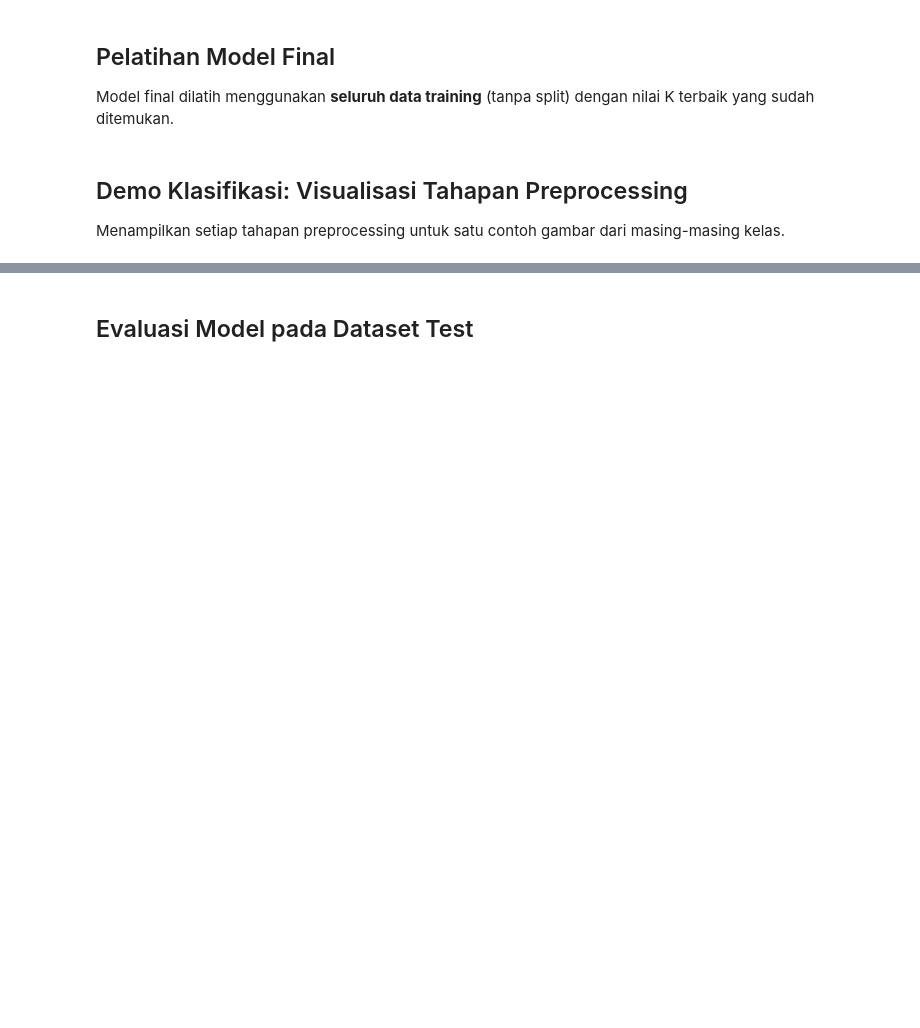
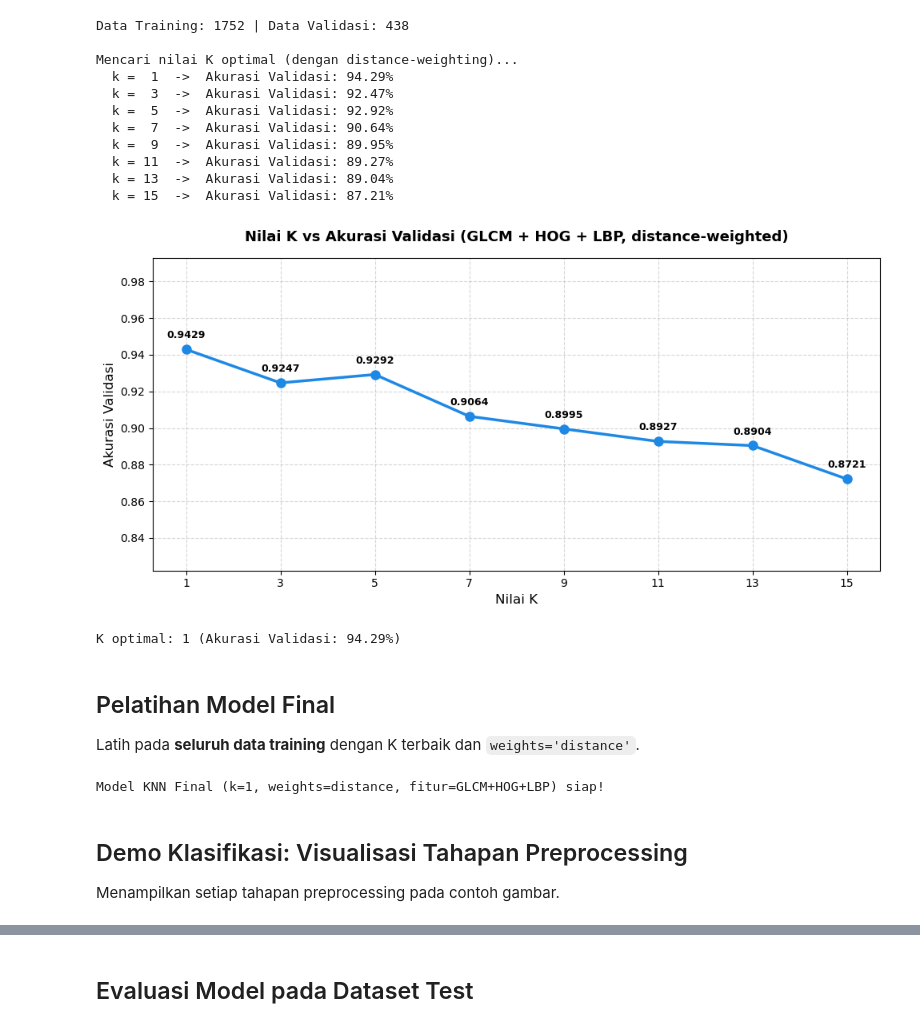
Before and after one commit to DwikyRezza/klasifikasi-APD-menggunakan-KNN, a Jupyter notebook: new_knn.ipynb, the cells around one changed output, grey strips where cells are left out. Drawn from its saved outputs; the diff is of its cells as text; code cells hidden in the pictures; blank space fills up the shorter version.

```diff
--- a/new_knn.ipynb
+++ b/new_knn.ipynb
@@ -81,62 +97,76 @@ Kita bagi data training menjadi 80% untuk melatih dan 20% untuk validasi. Kemudi
 # %%
-# Split 80:20 untuk mencari K optimal
 X_tr, X_val, y_tr, y_val = train_test_split(
     X_raw, y_raw, test_size=0.2, random_state=42, stratify=y_raw
 )
-
-# Standarisasi
-scaler_val = StandardScaler()
+scaler_val   = StandardScaler()
 X_tr_scaled  = scaler_val.fit_transform(X_tr)
 X_val_scaled = scaler_val.transform(X_val)
 
-print(f'Data Training: {X_tr_scaled.shape[0]} sampel')
-print(f'Data Validasi: {X_val_scaled.shape[0]} sampel')
-print('\nMencari nilai K optimal...')
+print(f'Data Training: {X_tr_scaled.shape[0]} | Data Validasi: {X_val_scaled.shape[0]}')
+print('\nMencari nilai K optimal (dengan distance-weighting)...')
 
-k_values = list(range(1, 16, 2))
+k_values       = list(range(1, 16, 2))
 val_accuracies = []
 
 for k in k_values:
-    knn = KNeighborsClassifier(n_neighbors=k)
+    # weights='distance': tetangga lebih dekat = bobot lebih besar
+    knn = KNeighborsClassifier(n_neighbors=k, weights='distance', metric='euclidean')
     knn.fit(X_tr_scaled, y_tr)
-    preds = knn.predict(X_val_scaled)
-    acc = accuracy_score(y_val, preds)
+    acc = accuracy_score(y_val, knn.predict(X_val_scaled))
     val_accuracies.append(acc)
     print(f'  k = {k:2d}  ->  Akurasi Validasi: {acc*100:.2f}%')
 
-# Visualisasi K vs Akurasi
+# Visualisasi
 plt.figure(figsize=(10, 5))
-plt.plot(k_values, val_accuracies, marker='o', linestyle='-', color='#1e88e5', linewidth=2.5, markersize=8)
-plt.title('Nilai K vs Akurasi Validasi (GLCM + HOG)', fontsize=14, fontweight='bold', pad=15)
-plt.xlabel('Nilai K (Jumlah Tetangga)', fontsize=12)
+plt.plot(k_values, val_accuracies, marker='o', linestyle='-',
+         color='#1e88e5', linewidth=2.5, markersize=8)
+plt.title('Nilai K vs Akurasi Validasi (GLCM + HOG + LBP, distance-weighted)',
+          fontsize=13, fontweight='bold', pad=15)
+plt.xlabel('Nilai K', fontsize=12)
 plt.ylabel('Akurasi Validasi', fontsize=12)
 plt.grid(True, linestyle='--', alpha=0.5)
 plt.xticks(k_values)
 for i, acc in enumerate(val_accuracies):
-    plt.annotate(f'{acc:.4f}', (k_values[i], acc), textcoords='offset points',
-                 xytext=(0, 10), ha='center', fontsize=9, fontweight='bold')
+    plt.annotate(f'{acc:.4f}', (k_values[i], acc),
+                 textcoords='offset points', xytext=(0, 10),
+                 ha='center', fontsize=9, fontweight='bold')
 plt.ylim(min(val_accuracies) - 0.05, max(val_accuracies) + 0.05)
 plt.tight_layout()
 plt.show()
 
 best_k = k_values[int(np.argmax(val_accuracies))]
-print(f'\nNilai K optimal: {best_k} (Akurasi Validasi: {max(val_accuracies)*100:.2f}%)')
+print(f'\nK optimal: {best_k} (Akurasi Validasi: {max(val_accuracies)*100:.2f}%)')
+# %% [output]
+Data Training: 1752 | Data Validasi: 438
+
+Mencari nilai K optimal (dengan distance-weighting)...
+  k =  1  ->  Akurasi Validasi: 94.29%
+  k =  3  ->  Akurasi Validasi: 92.47%
+  k =  5  ->  Akurasi Validasi: 92.92%
+  k =  7  ->  Akurasi Validasi: 90.64%
+  k =  9  ->  Akurasi Validasi: 89.95%
+  k = 11  ->  Akurasi Validasi: 89.27%
+  k = 13  ->  Akurasi Validasi: 89.04%
+  k = 15  ->  Akurasi Validasi: 87.21%
+[figure, added]
+K optimal: 1 (Akurasi Validasi: 94.29%)
 # %% [markdown]
 ## Pelatihan Model Final
-Model final dilatih menggunakan **seluruh data training** (tanpa split) dengan nilai K terbaik yang sudah ditemukan.
+Latih pada **seluruh data training** dengan K terbaik dan `weights='distance'`.
 # %%
-# Standarisasi menggunakan seluruh data training
-scaler_final = StandardScaler()
+scaler_final  = StandardScaler()
 X_train_final = scaler_final.fit_transform(X_raw)
 
-# Training model final dengan K terbaik
-knn_final = KNeighborsClassifier(n_neighbors=best_k)
+knn_final = KNeighborsClassifier(n_neighbors=best_k,
+                                  weights='distance',
+                                  metric='euclidean')
 knn_final.fit(X_train_final, y_raw)
-
-print(f'Model KNN Final (k={best_k}) dengan fitur GLCM + HOG berhasil dilatih!')
+print(f'Model KNN Final (k={best_k}, weights=distance, fitur=GLCM+HOG+LBP) siap!')
+# %% [output]
+Model KNN Final (k=1, weights=distance, fitur=GLCM+HOG+LBP) siap!
 # %% [markdown]
 ## Demo Klasifikasi: Visualisasi Tahapan Preprocessing
-Menampilkan setiap tahapan preprocessing untuk satu contoh gambar dari masing-masing kelas.
+Menampilkan setiap tahapan preprocessing pada contoh gambar.
 # %%
 def classify_and_visualize(image_path, model, scaler_model):
     img_bgr = cv2.imread(image_path)
```
Also changed, not shown: parts of 9 cells of this notebook, 2 other files.
